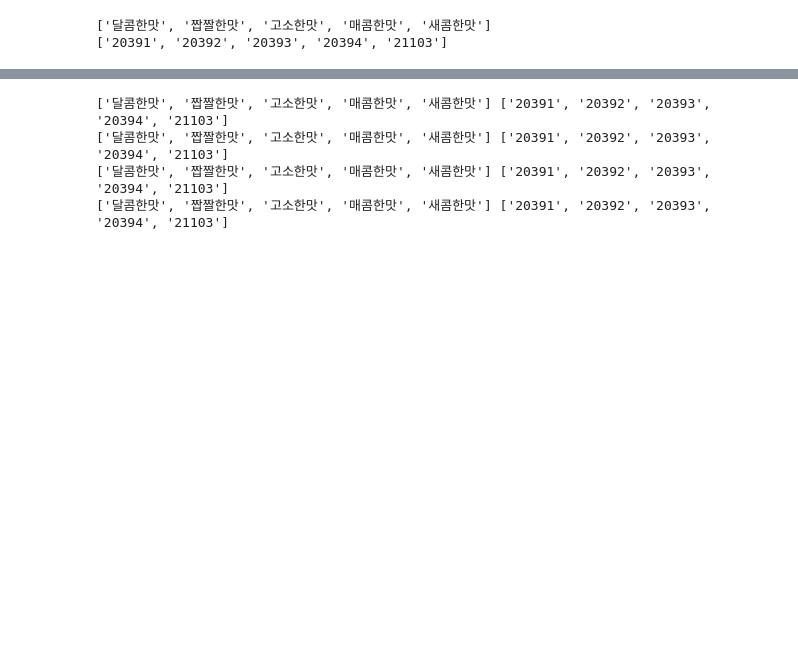
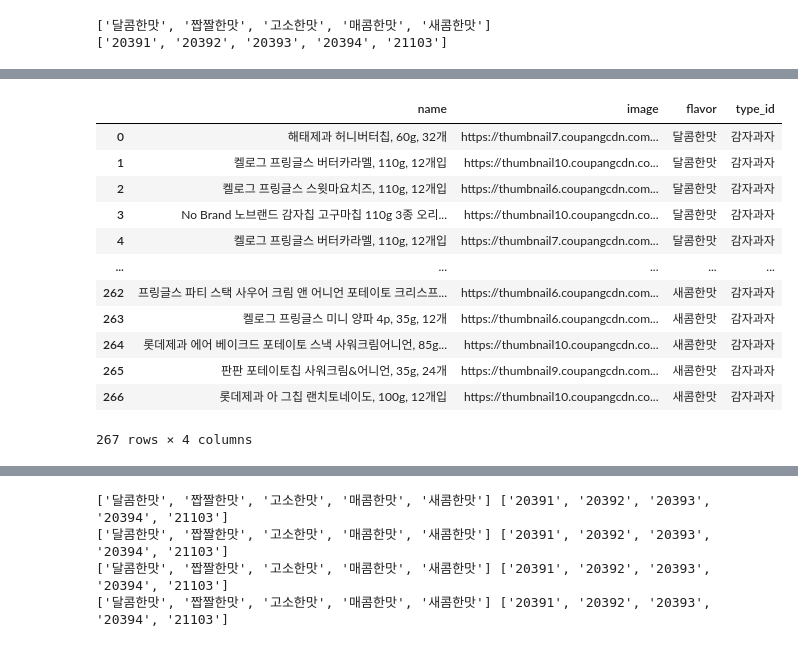
Before and after one commit to lmHOLO/SOCK, a Jupyter notebook: AI/쿠팡_crolling.ipynb, the cells around one changed output, grey strips where cells are left out. Drawn from its saved outputs; the diff is of its cells as text; code cells hidden in the pictures; blank space fills up the shorter version.

```diff
--- a/AI/쿠팡_crolling.ipynb
+++ b/AI/쿠팡_crolling.ipynb
@@ -55,0 +103,26 @@ def find_flavor_list(category_num):
+# %%
+# 과자 종류 별 맛/향 리스트 탐색 / 최종수정
+def find_flavor_list(category_num, abroad, scent):
+    if abroad == False:
+        url = f"https://www.coupang.com/np/categories/{category_num}?filter=1%23attr_12594%2420402"
+    else:
+        url = f"https://www.coupang.com/np/campaigns/1884/components/{category_num}?filter=1%23attr_12594%2420402"
+    headers = {'User-Agent':'Mozilla/5.0 (Windows NT 10.0; Win64; x64) AppleWebKit/537.36 (KHTML, like Gecko) Chrome/110.0.0.0 Safari/537.36', "Accept-Language": "ko-KR,ko;q=0.8,en-US;q=0.5,en;q=0.3"}
+    html = requests.get(url, headers=headers).text
+    soup = BeautifulSoup(html, "lxml")
+    if scent == False:
+        selectors = '#searchOptionForm > div > div > div.newcx-nav > div > div > div.search-filter-options.search-attr_12593-filter > div > ul >li > label'
+    else:
+        selectors = '#searchOptionForm > div > div > div.newcx-nav > div > div > div.search-filter-options.search-attr_12471-filter > div > ul >li > label'
+
+    flavor_name = soup.select(selectors)
+    flavor_list = []
+    flavor_num_list = []
+    for i in range(len(flavor_name)-1):
+        flavor = flavor_name[i].attrs['title']
+        flavor_num = flavor_name[i].attrs['for'][4:]
+        flavor_list.append(flavor)
+        flavor_num_list.append(flavor_num)
+    # test = soup.select(selectors[1])
+    # print(test)
+    return flavor_list, flavor_num_list
@@ -107,0 +383,4 @@ def find_snack_link(category_num, start, end):
+# %%
+name_list, img_links, selected_flavor_list, category_list = find_abroad_snack_link(195172, 1, 1)
+df =  pd.DataFrame({'name': name_list, 'image' : img_links, 'flavor': selected_flavor_list, 'type_id' : category_list})
+print(df)
@@ -108,5 +405,11 @@ def find_snack_link(category_num, start, end):
 # %%
 # 195272: 감자과자
 # 195278: 팝콘
-name_list, img_links, selected_flavor_list, category_list = find_snack_link(195272, 1, 1)
+type_list = [195272, 195278, 195279, 195284]
+df_list = []
+for i in range(len(type_list)):
+    name_list, img_links, selected_flavor_list, category_list = find_snack_link(type_list[i], 1, 1)
+    df =  pd.DataFrame({'name': name_list, 'image' : img_links, 'flavor': selected_flavor_list, 'type_id' : category_list})
+    df_list.append(df)
+print(df_list)
 # print(len(find_snack_link(195272, 1, 1)))
@@ -112,0 +434,17 @@ name_list, img_links, selected_flavor_list, category_list = find_snack_link(1952
+# %%
+df = pd.DataFrame({'name': name_list, 'image' : img_links, 'flavor': selected_flavor_list, 'type_id' : category_list})
+df
+# %% [output]
+|  | name | image | flavor | type_id |
+| 0 | 해태제과 허니버터칩, 60g, 32개 | https://thumbnail7.coupangcdn.com... | 달콤한맛 | 감자과자 |
+| 1 | 켈로그 프링글스 버터카라멜, 110g, 12개입 | https://thumbnail10.coupangcdn.co... | 달콤한맛 | 감자과자 |
+| 2 | 켈로그 프링글스 스윗마요치즈, 110g, 12개입 | https://thumbnail6.coupangcdn.com... | 달콤한맛 | 감자과자 |
+| 3 | No Brand 노브랜드 감자칩 고구마칩 110g 3종 오리... | https://thumbnail10.coupangcdn.co... | 달콤한맛 | 감자과자 |
+| 4 | 켈로그 프링글스 버터카라멜, 110g, 12개입 | https://thumbnail7.coupangcdn.com... | 달콤한맛 | 감자과자 |
+| ... | ... | ... | ... | ... |
+| 262 | 프링글스 파티 스택 사우어 크림 앤 어니언 포테이토 크리스프... | https://thumbnail6.coupangcdn.com... | 새콤한맛 | 감자과자 |
+| 263 | 켈로그 프링글스 미니 양파 4p, 35g, 12개 | https://thumbnail6.coupangcdn.com... | 새콤한맛 | 감자과자 |
+| 264 | 롯데제과 에어 베이크드 포테이토 스낵 사워크림어니언, 85g... | https://thumbnail10.coupangcdn.co... | 새콤한맛 | 감자과자 |
+| 265 | 판판 포테이토칩 사워크림&어니언, 35g, 24개 | https://thumbnail9.coupangcdn.com... | 새콤한맛 | 감자과자 |
+| 266 | 롯데제과 아 그칩 랜치토네이도, 100g, 12개입 | https://thumbnail10.coupangcdn.co... | 새콤한맛 | 감자과자 |
+267 rows × 4 columns
```
Also changed, not shown: parts of 23 cells of this notebook, 6 other files.
